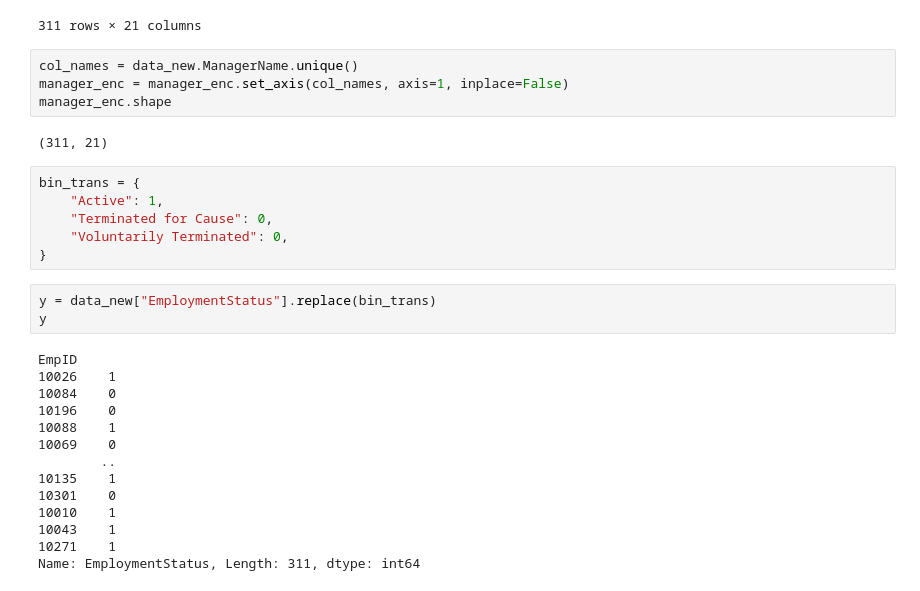
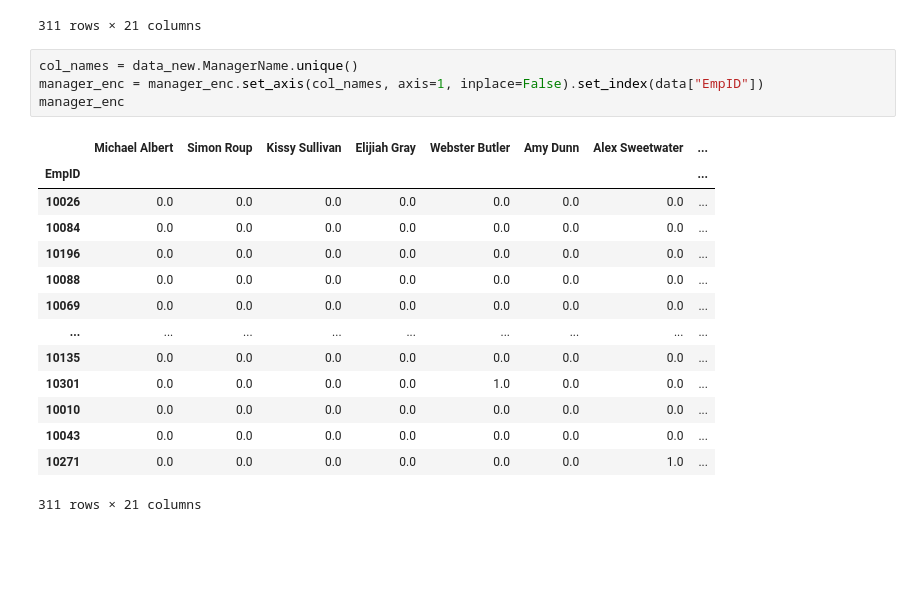
Before and after one commit to chgiesse/Data-Science, a Jupyter notebook: HR Classification.ipynb, the cells around one changed output. Drawn from its saved outputs; the diff is of its cells as text; blank space fills up the shorter version.

```diff
--- a/HR Classification.ipynb
+++ b/HR Classification.ipynb
@@ -58,30 +58,20 @@ manager_enc
 311 rows × 21 columns
 # %%
 col_names = data_new.ManagerName.unique()
-manager_enc = manager_enc.set_axis(col_names, axis=1, inplace=False)
-manager_enc.shape
+manager_enc = manager_enc.set_axis(col_names, axis=1, inplace=False).set_index(data["EmpID"])
+manager_enc
 # %% [output]
+|  | Michael Albert | Simon Roup | Kissy Sullivan | Elijiah Gray | Webster Butler | Amy Dunn | Alex Sweetwater | ... |
+| EmpID |  |  |  |  |  |  |  | ... |
+| 10026 | 0.0 | 0.0 | 0.0 | 0.0 | 0.0 | 0.0 | 0.0 | ... |
+| 10084 | 0.0 | 0.0 | 0.0 | 0.0 | 0.0 | 0.0 | 0.0 | ... |
+| 10196 | 0.0 | 0.0 | 0.0 | 0.0 | 0.0 | 0.0 | 0.0 | ... |
+| 10088 | 0.0 | 0.0 | 0.0 | 0.0 | 0.0 | 0.0 | 0.0 | ... |
+| 10069 | 0.0 | 0.0 | 0.0 | 0.0 | 0.0 | 0.0 | 0.0 | ... |
+| ... | ... | ... | ... | ... | ... | ... | ... | ... |
+| 10135 | 0.0 | 0.0 | 0.0 | 0.0 | 0.0 | 0.0 | 0.0 | ... |
+| 10301 | 0.0 | 0.0 | 0.0 | 0.0 | 1.0 | 0.0 | 0.0 | ... |
+| 10010 | 0.0 | 0.0 | 0.0 | 0.0 | 0.0 | 0.0 | 0.0 | ... |
+| 10043 | 0.0 | 0.0 | 0.0 | 0.0 | 0.0 | 0.0 | 0.0 | ... |
+| 10271 | 0.0 | 0.0 | 0.0 | 0.0 | 0.0 | 0.0 | 1.0 | ... |
-(311, 21)
+311 rows × 21 columns
-# %%
-bin_trans = {
-    "Active": 1,
-    "Terminated for Cause": 0,
-    "Voluntarily Terminated": 0,
-}
-# %%
-y = data_new["EmploymentStatus"].replace(bin_trans)
-y
-# %% [output]
-EmpID
-10026    1
-10084    0
-10196    0
-10088    1
-10069    0
-        ..
-10135    1
-10301    0
-10010    1
-10043    1
-10271    1
-Name: EmploymentStatus, Length: 311, dtype: int64
```
Also changed, not shown: parts of 4 cells of this notebook.
